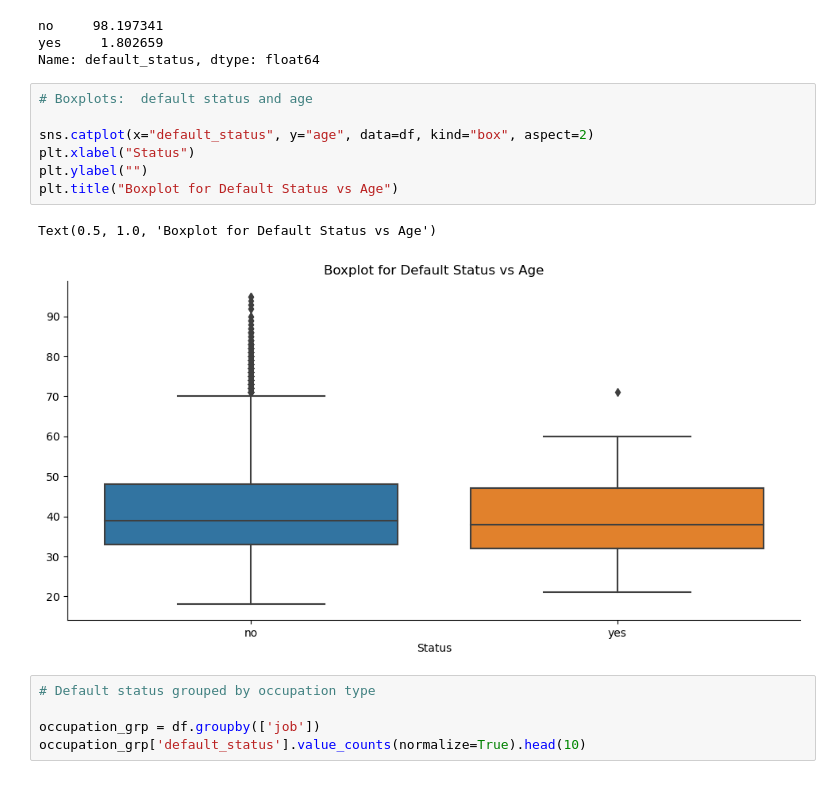
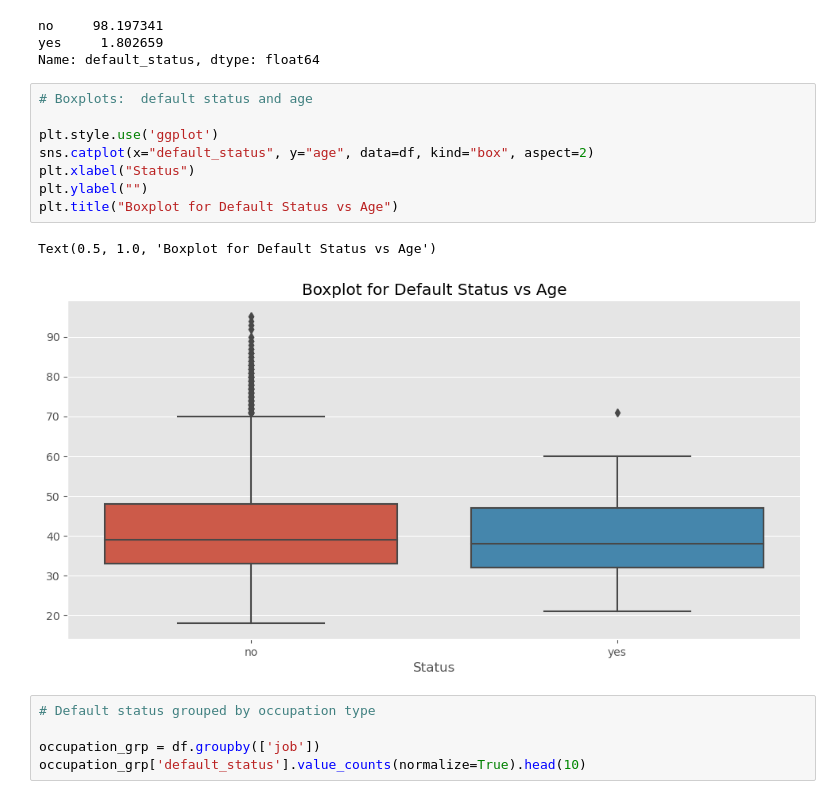
Before and after one commit to CoolBeansProgramming/Bank-Marketing-Campaign, a Jupyter notebook: main.ipynb, the cells around one changed output. Cells and saved outputs as stored; diff of their text form.

Commit message:
added visuals with seaborn

```diff
--- a/main.ipynb
+++ b/main.ipynb
@@ -151,13 +166,14 @@ Name: default_status, dtype: float64
 # %%
 # Boxplots:  default status and age
 
+plt.style.use('ggplot')
 sns.catplot(x="default_status", y="age", data=df, kind="box", aspect=2)
 plt.xlabel("Status")
 plt.ylabel("")
 plt.title("Boxplot for Default Status vs Age")
 # %% [output]
 Text(0.5, 1.0, 'Boxplot for Default Status vs Age')
-[figure, old version]
+[figure, new version]
 # %%
 # Default status grouped by occupation type
 
```
Also changed, not shown: parts of 6 cells of this notebook.
